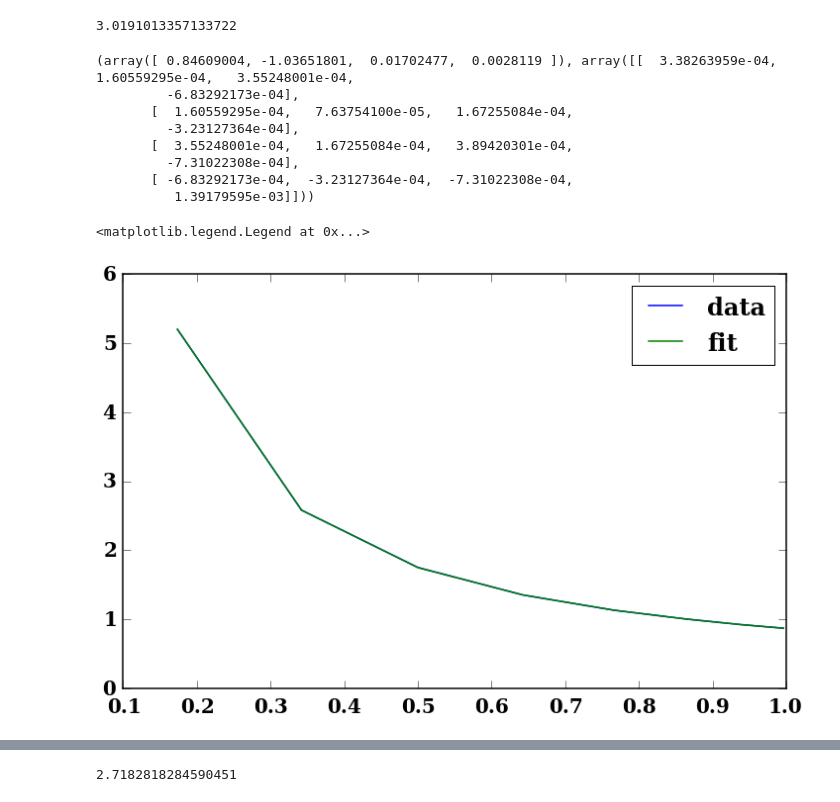
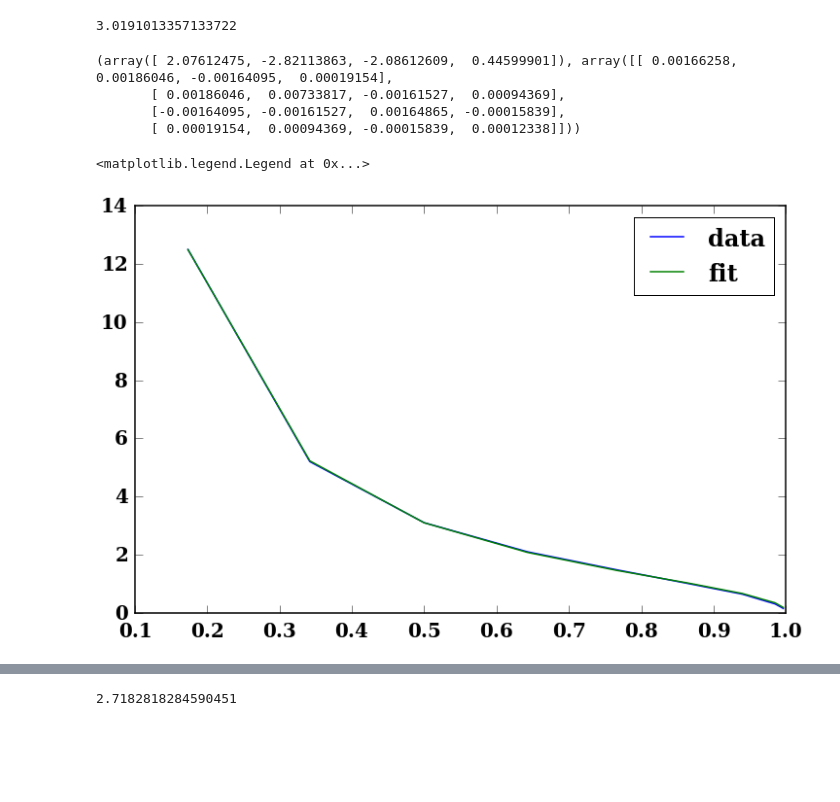
Before and after one commit to ZhaoweiZ/kappa_summer, a Jupyter notebook: anu_fitting_formula_V_mode_2.ipynb, the cells around one changed output, grey strips where cells are left out. Cells and saved outputs as stored; diff of their text form; code cells hidden in the pictures; blank space fills up the shorter version.

```diff
--- a/anu_fitting_formula_V_mode_2.ipynb
+++ b/anu_fitting_formula_V_mode_2.ipynb
@@ -545,31 +575,27 @@ func_174(3, 8.09984539e+00,  -8.71639793e-01,   3.29635247e-04,-9.07310510e-02)
 # %%
 data_kappa_V_anu_low_THETA_DEPEN = np.loadtxt('/home/zhaowei/Documents/data_summer/V_mode/kappa_V_anu_low_THETA_DEPEN.txt')
 
 x_309 = np.sin(data_kappa_V_anu_low_THETA_DEPEN[:,0] * np.pi / 180.)
 y_309 = data_kappa_V_anu_low_THETA_DEPEN[:,1]
 
-def func_309(x, a, b, d, e):
-    f = a * x**b + d * x + e
+def func_309(x, a, b, d, f):
+    f = (a * x**b + d)**f
     return f
 
-print curve_fit(func_309, x_309, y_309, p0 = [  0.84608689, -1.0365195 ,  0.01702141,  0.00281831])
+print curve_fit(func_309, x_309, y_309, p0 = [ 2.07612482, -2.82113811, -2.08612611,  0.44599908])
 
 pl.plot(x_309, y_309, label = 'data')
 
-pl.plot(x_309, func_309(x_309,  0.84609004, -1.03651801,  0.01702477,  0.0028119), label = 'fit')
+pl.plot(x_309, func_309(x_309,   52./25., -141./50., -52./25., 223./500.), label = 'fit')
 
 pl.legend()
 # %% [output]
-(array([ 0.84609004, -1.03651801,  0.01702477,  0.0028119 ]), array([[  3.38263959e-04,   1.60559295e-04,   3.55248001e-04,
-         -6.83292173e-04],
-       [  1.60559295e-04,   7.63754100e-05,   1.67255084e-04,
-         -3.23127364e-04],
-       [  3.55248001e-04,   1.67255084e-04,   3.89420301e-04,
-         -7.31022308e-04],
-       [ -6.83292173e-04,  -3.23127364e-04,  -7.31022308e-04,
-          1.39179595e-03]]))
+(array([ 2.07612475, -2.82113863, -2.08612609,  0.44599901]), array([[ 0.00166258,  0.00186046, -0.00164095,  0.00019154],
+       [ 0.00186046,  0.00733817, -0.00161527,  0.00094369],
+       [-0.00164095, -0.00161527,  0.00164865, -0.00015839],
+       [ 0.00019154,  0.00094369, -0.00015839,  0.00012338]]))
 <matplotlib.legend.Legend at 0x...>
-[figure, old version]
+[figure, new version]
 # %%
 data_kappa_V_anu_high_THETA_DEPEN = np.loadtxt('/home/zhaowei/Documents/data_summer/V_mode/kappa_V_anu_high_THETA_DEPEN.txt')
 
```
Also changed, not shown: parts of 11 cells of this notebook, 5 other files.
